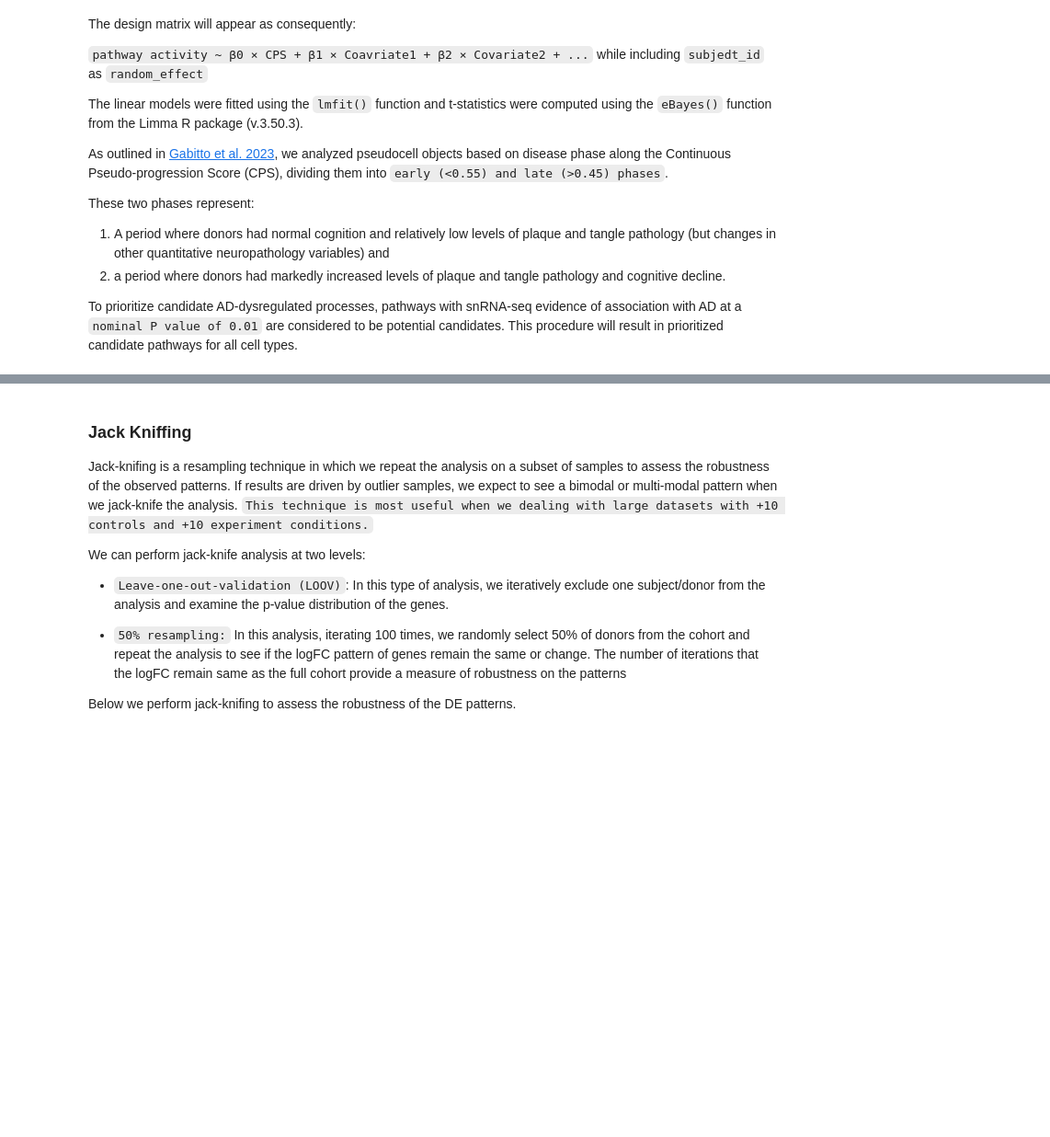
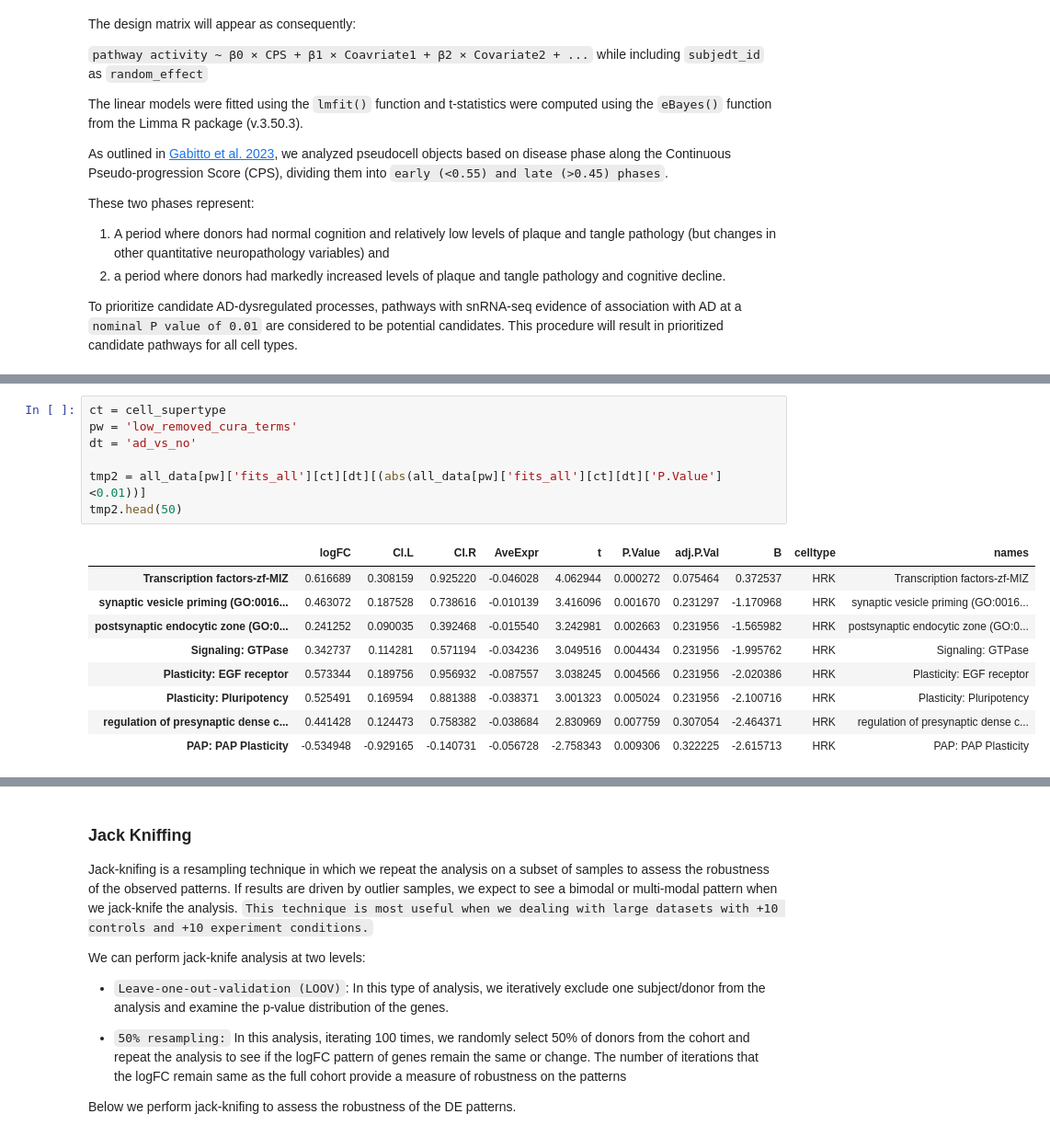
Before and after one commit to TemiLeke/cell_cell_communication, a Jupyter notebook: scripts/pathway_analysis.ipynb, the cells around one changed output, grey strips where cells are left out. Shown: that part at 92% size. Saved outputs shown, nothing was run; the diff lists cells and outputs as text; blank space fills up the shorter version.

```diff
--- a/scripts/pathway_analysis.ipynb
+++ b/scripts/pathway_analysis.ipynb
@@ -1202,0 +1302,17 @@ In addition: Warning messages:
+# %%
+ct = cell_supertype
+pw = 'low_removed_cura_terms'
+dt = 'ad_vs_no'
+
+tmp2 = all_data[pw]['fits_all'][ct][dt][(abs(all_data[pw]['fits_all'][ct][dt]['P.Value']<0.01))]
+tmp2.head(50)
+# %% [output]
+|  | logFC | CI.L | CI.R | AveExpr | t | P.Value | adj.P.Val | B | celltype | names |
+| Transcription factors-zf-MIZ | 0.616689 | 0.308159 | 0.925220 | -0.046028 | 4.062944 | 0.000272 | 0.075464 | 0.372537 | HRK | Transcription factors-zf-MIZ |
+| synaptic vesicle priming (GO:0016... | 0.463072 | 0.187528 | 0.738616 | -0.010139 | 3.416096 | 0.001670 | 0.231297 | -1.170968 | HRK | synaptic vesicle priming (GO:0016... |
+| postsynaptic endocytic zone (GO:0... | 0.241252 | 0.090035 | 0.392468 | -0.015540 | 3.242981 | 0.002663 | 0.231956 | -1.565982 | HRK | postsynaptic endocytic zone (GO:0... |
+| Signaling: GTPase | 0.342737 | 0.114281 | 0.571194 | -0.034236 | 3.049516 | 0.004434 | 0.231956 | -1.995762 | HRK | Signaling: GTPase |
+| Plasticity: EGF receptor | 0.573344 | 0.189756 | 0.956932 | -0.087557 | 3.038245 | 0.004566 | 0.231956 | -2.020386 | HRK | Plasticity: EGF receptor |
+| Plasticity: Pluripotency | 0.525491 | 0.169594 | 0.881388 | -0.038371 | 3.001323 | 0.005024 | 0.231956 | -2.100716 | HRK | Plasticity: Pluripotency |
+| regulation of presynaptic dense c... | 0.441428 | 0.124473 | 0.758382 | -0.038684 | 2.830969 | 0.007759 | 0.307054 | -2.464371 | HRK | regulation of presynaptic dense c... |
+| PAP: PAP Plasticity | -0.534948 | -0.929165 | -0.140731 | -0.056728 | -2.758343 | 0.009306 | 0.322225 | -2.615713 | HRK | PAP: PAP Plasticity |
```
Also changed, not shown: parts of 35 cells of this notebook, 15 other files.
